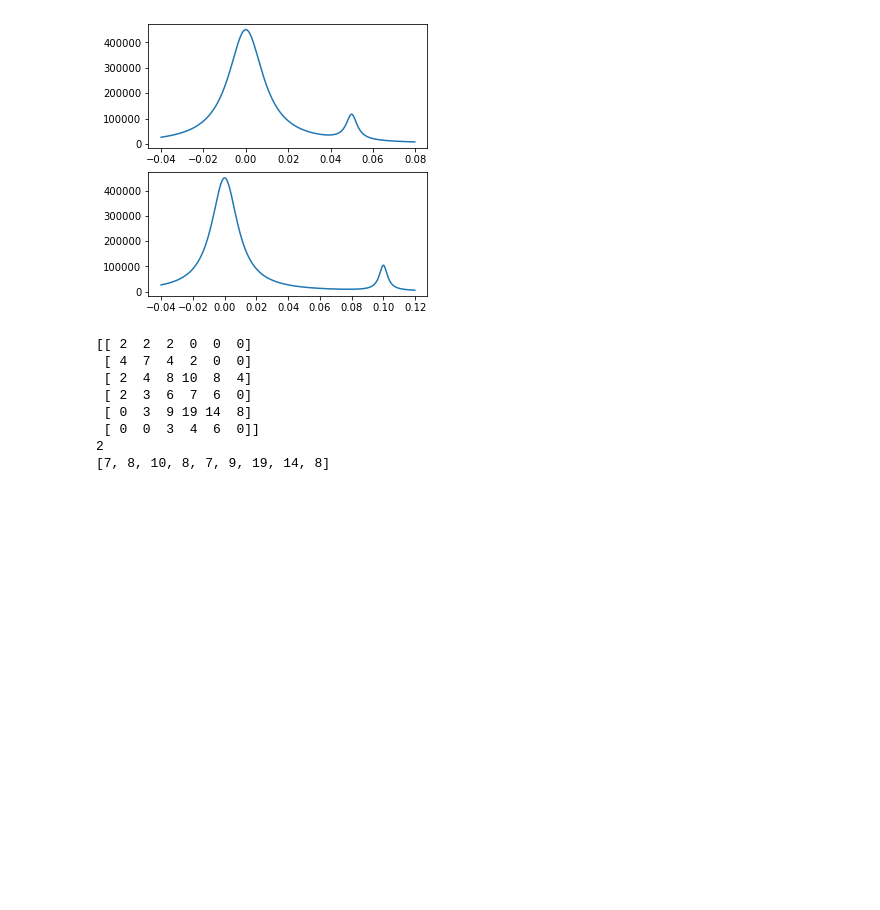
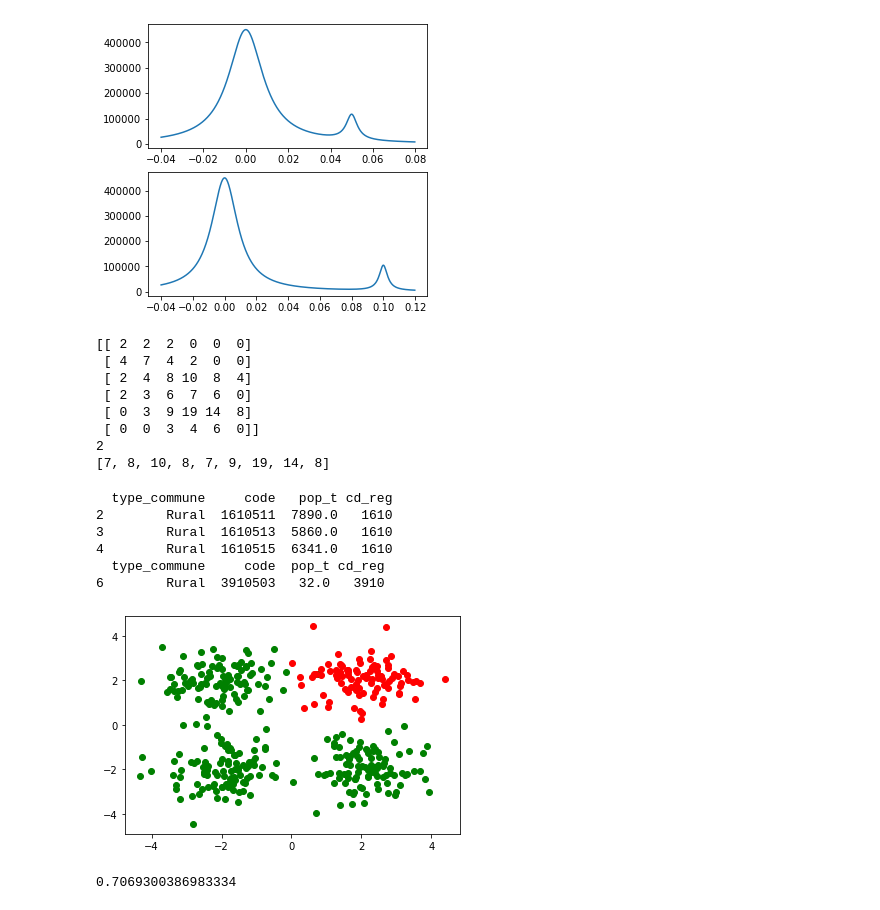
Before and after one commit to Unilmalas/TextAI, a Jupyter notebook: snippets 42.ipynb, the cells around one changed output. Drawn from its saved outputs; the diff is of its cells as text; code cells hidden in the pictures; blank space fills up the shorter version.

```diff
--- a/snippets 42.ipynb
+++ b/snippets 42.ipynb
@@ -267,3 +284,63 @@ print([grad[hrxy[0][i], hrxy[1][i]] for i in range(len(hrxy[0]))])
  [ 0  0  3  4  6  0]]
 2
 [7, 8, 10, 8, 7, 9, 19, 14, 8]
+# %%
+
+import pandas as pd
+
+df = pd.DataFrame({"type_commune": ["Centre Urbain", "Urbain", "Rural", "Rural", "Rural", "Centre Urbain", "Rural"],
+                   "code": ["1610311", "3510503", "1610511", "1610513", "1610515", "3910101", "3910503"],
+                   "pop_t": [13537.0, 14544.0, 7890.0, 5860.0, 6341.0, 102098.0, 32.0]})
+
+# add cd_reg derived from code
+df['cd_reg'] = [str(cd[:4]) for cd in df['code']]
+
+for index, row in df[df.type_commune == "Centre Urbain"].iterrows():
+    dfl0 = df.loc(axis=0)[df.cd_reg == row['cd_reg']] # choose the region
+    dfl1 = dfl0.loc(axis=0)[dfl0.type_commune == "Rural"] # only consider rural communities
+    print(dfl1.loc(axis=0)[dfl1.pop_t < row['pop_t']]) # consider population
+# %% [output]
+  type_commune     code   pop_t cd_reg
+2        Rural  1610511  7890.0   1610
+3        Rural  1610513  5860.0   1610
+4        Rural  1610515  6341.0   1610
+  type_commune     code  pop_t cd_reg
+6        Rural  3910503   32.0   3910
+# %%
+# https://stackoverflow.com/questions/65529725/how-to-create-and-plot-xor-data-for-a-specific-range-in-python/65530531#65530531
+import matplotlib.pyplot as plt
+from sklearn.datasets import make_blobs
+
+centers = [[-2,2],[-2,-2],[2,-2],[2,2]]
+X, y = make_blobs(n_samples = 400, n_features=2, centers=centers, cluster_std=0.8, random_state=40)
+
+X1 = [x for idx,x in enumerate(X[:,0]) if y[idx]<=2]
+Y1 = [x for idx,x in enumerate(X[:,1]) if y[idx]<=2]
+X2 = [x for idx,x in enumerate(X[:,0]) if y[idx]>=3]
+Y2 = [x for idx,x in enumerate(X[:,1]) if y[idx]>=3]
+
+plt.scatter(X1,Y1,color="green")
+plt.scatter(X2,Y2,color="red")
+
+plt.show()
+# %% [output]
+[figure, added]
+# %%
+# Quake reverse sqrt
+from ctypes import c_float, c_int32, cast, byref, POINTER
+
+def ctypes_isqrt(number):
+    threehalfs = 1.5
+    x2 = number * 0.5
+    y = c_float(number)
+
+    i = cast(byref(y), POINTER(c_int32)).contents.value
+    i = c_int32(0x5f3759df - (i >> 1))
+    y = cast(byref(i), POINTER(c_float)).contents.value
+
+    y = y * (threehalfs - (x2 * y * y))
+    return y
+
+print(ctypes_isqrt(2))
+# %% [output]
+0.7069300386983334
```
Also changed, not shown: parts of 18 cells of this notebook.
